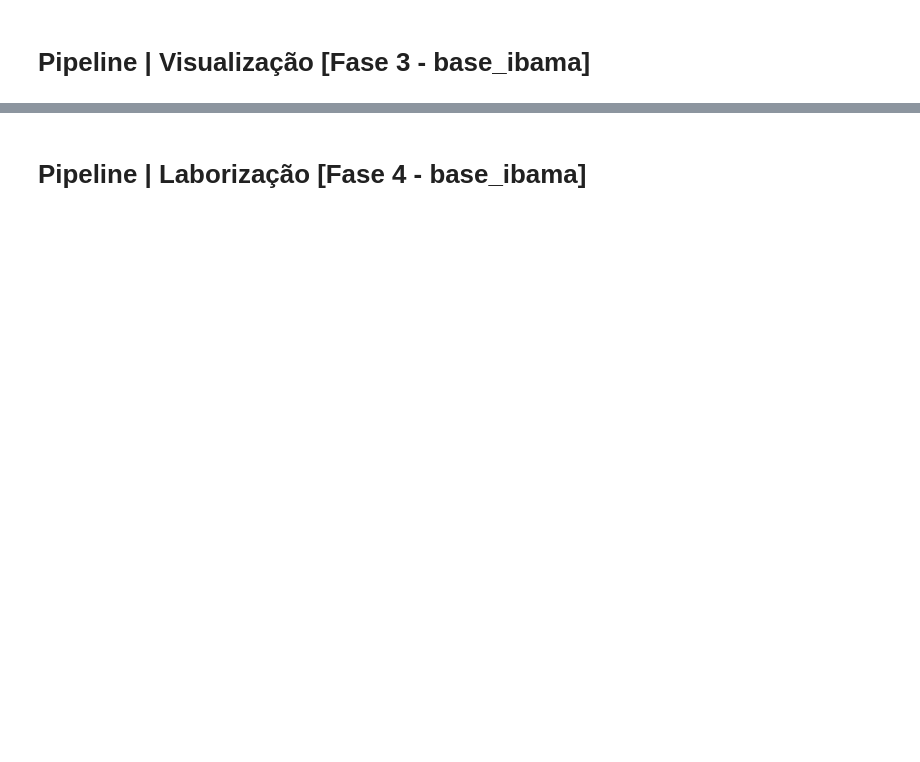
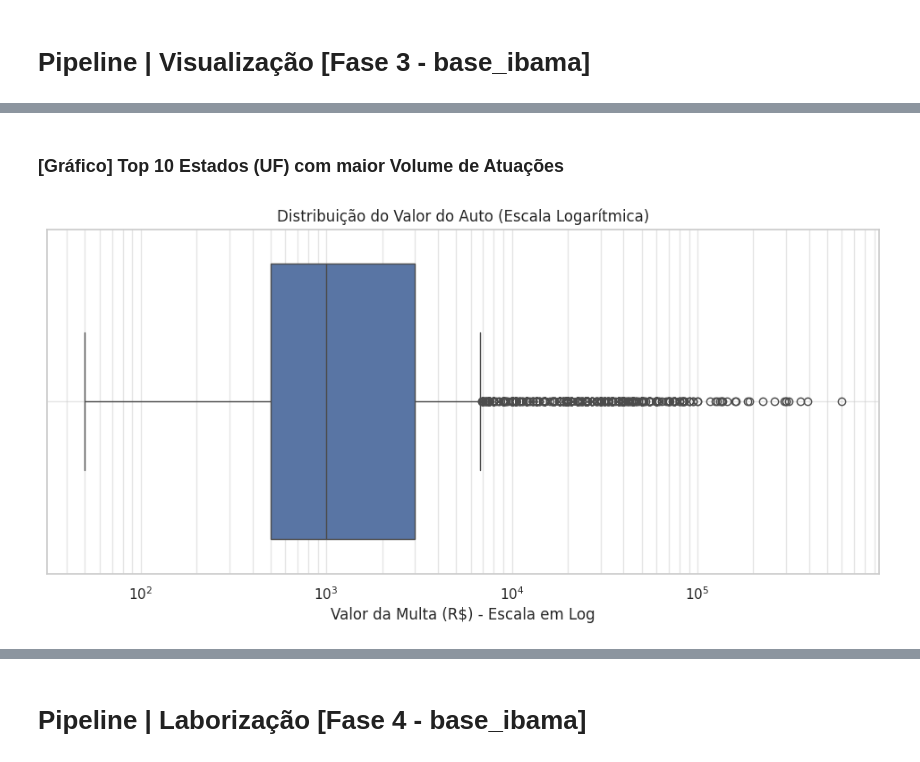
Before and after one commit to VictorHugoTesti/-ML-am-t4-s1a2026, a Jupyter notebook: prova_21_Victor_Testi.ipynb, the cells around one changed output, grey strips where cells are left out. Saved outputs shown, nothing was run; the diff lists cells and outputs as text; code cells hidden in the pictures; blank space fills up the shorter version.

```diff
--- a/prova_21_Victor_Testi.ipynb
+++ b/prova_21_Victor_Testi.ipynb
@@ -189,0 +274,12 @@ Gráfico de Contagem
+# %% [markdown]
+### [Gráfico] Top 10 Estados (UF) com maior Volume de Atuações
+# %%
+plt.figure(figsize=(12, 5))
+sns.boxplot(x=base_ibama[base_ibama['Valor do Auto'] > 0]['Valor do Auto'])
+plt.xscale('log')
+plt.title('Distribuição do Valor do Auto (Escala Logarítmica)')
+plt.xlabel('Valor da Multa (R$) - Escala em Log')
+plt.grid(True, which="both", ls="-", alpha=0.5)
+plt.show()
+# %% [output]
+[figure, added]
```
Also changed, not shown: parts of 78 cells of this notebook.
